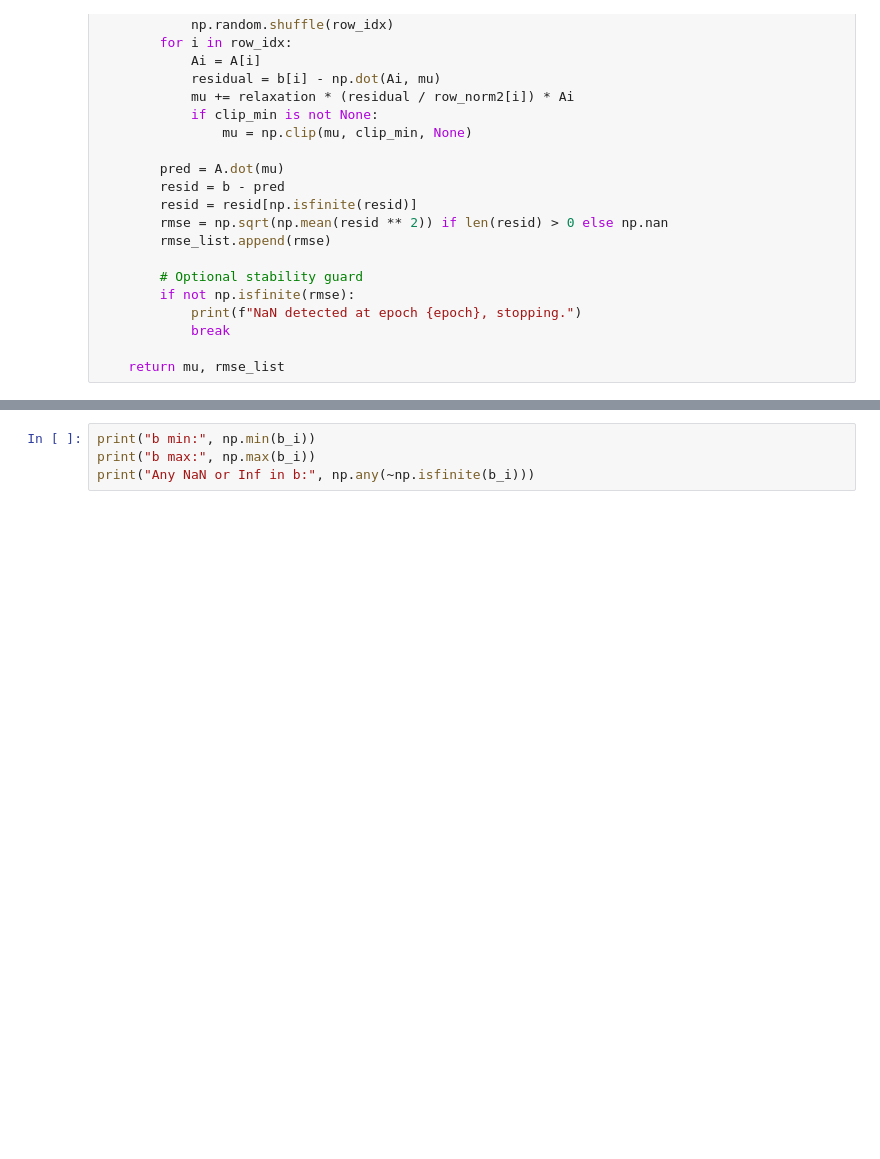
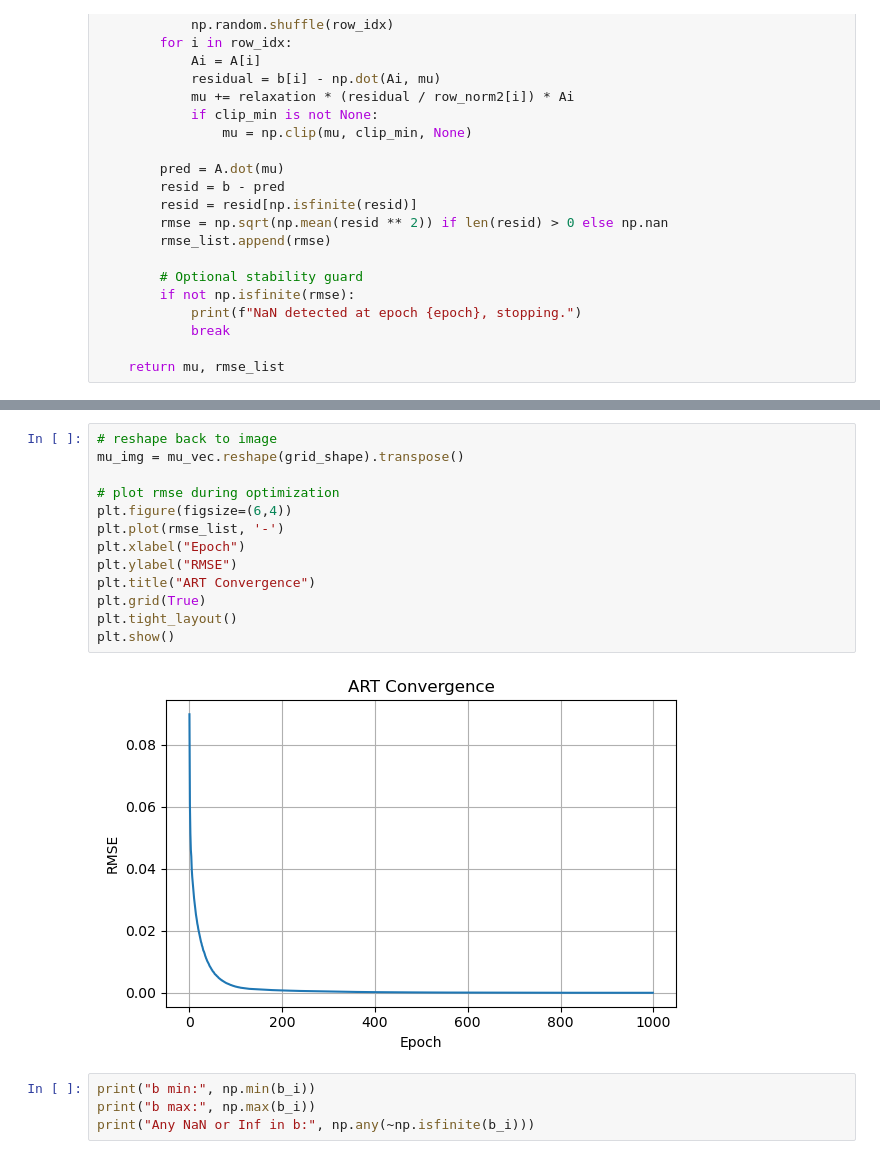
Before and after one commit to marcosolime/sim-carving, a Jupyter notebook: exp_5.ipynb, the cells around one changed output, grey strips where cells are left out. Saved outputs shown, nothing was run; the diff lists cells and outputs as text; blank space fills up the shorter version.

```diff
--- a/exp_5.ipynb
+++ b/exp_5.ipynb
@@ -477,3 +534,18 @@ plt.show()
+# %%
+# reshape back to image
+mu_img = mu_vec.reshape(grid_shape).transpose()
+
+# plot rmse during optimization
+plt.figure(figsize=(6,4))
+plt.plot(rmse_list, '-')
+plt.xlabel("Epoch")
+plt.ylabel("RMSE")
+plt.title("ART Convergence")
+plt.grid(True)
+plt.tight_layout()
+plt.show()
+# %% [output]
+[figure, added]
 # %%
 print("b min:", np.min(b_i))
 print("b max:", np.max(b_i))
```
Also changed, not shown: parts of 16 cells of this notebook.
